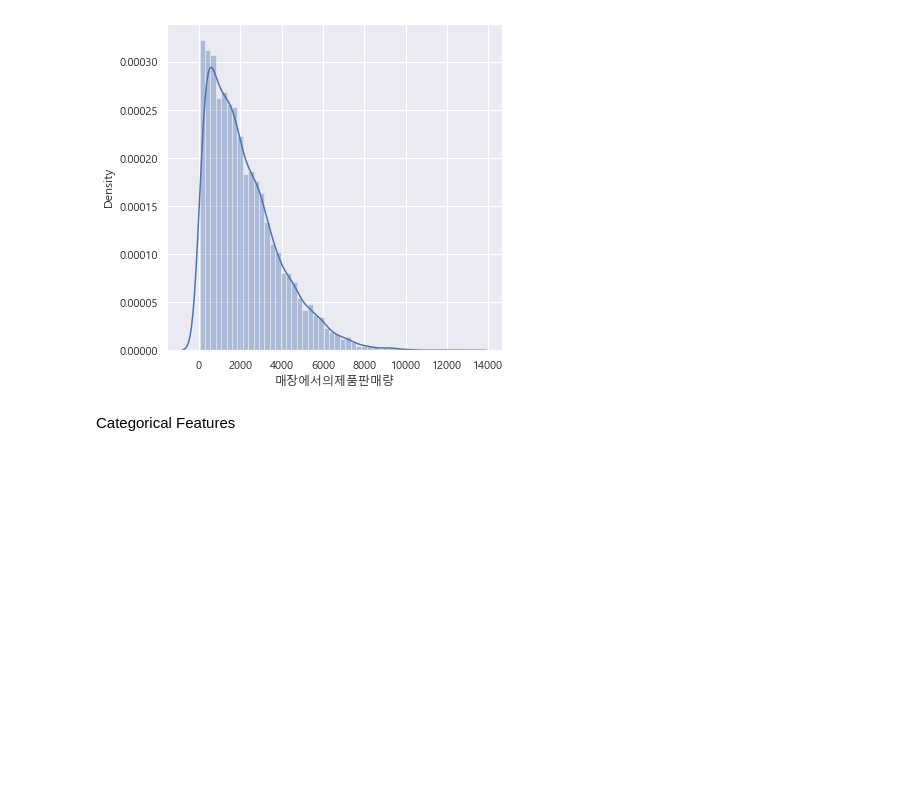
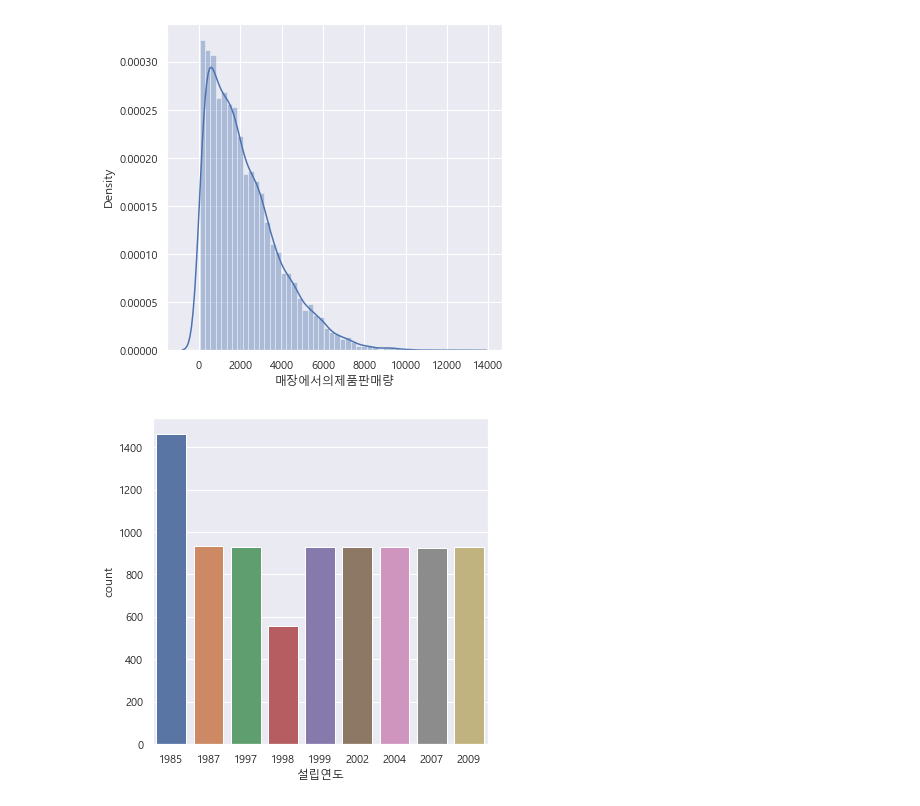
Before and after one commit to kimyounghwan91/MachineLearning_2021_12, a Jupyter notebook: 04.회귀/Project_12_Big_Mart_Sales_Prediction.ipynb, the cells around one changed output. Saved outputs shown, nothing was run; the diff lists cells and outputs as text; code cells hidden in the pictures; blank space fills up the shorter version.

```diff
--- a/04.회귀/Project_12_Big_Mart_Sales_Prediction.ipynb
+++ b/04.회귀/Project_12_Big_Mart_Sales_Prediction.ipynb
@@ -202,9 +202,9 @@ plt.show()
 # %% [output]
 [figure]
 # %%
-# Outlet_Establishment_Year column
+# 설립연도
 plt.figure(figsize=(6,6))
-sns.countplot(x='Outlet_Establishment_Year', data=big_mart_data)
+sns.countplot(x='설립연도', data=big_mart_data)
 plt.show()
+# %% [output]
+[figure, added]
-# %% [markdown]
-Categorical Features
```
Also changed, not shown: parts of 56 cells of this notebook, 9 other files.
